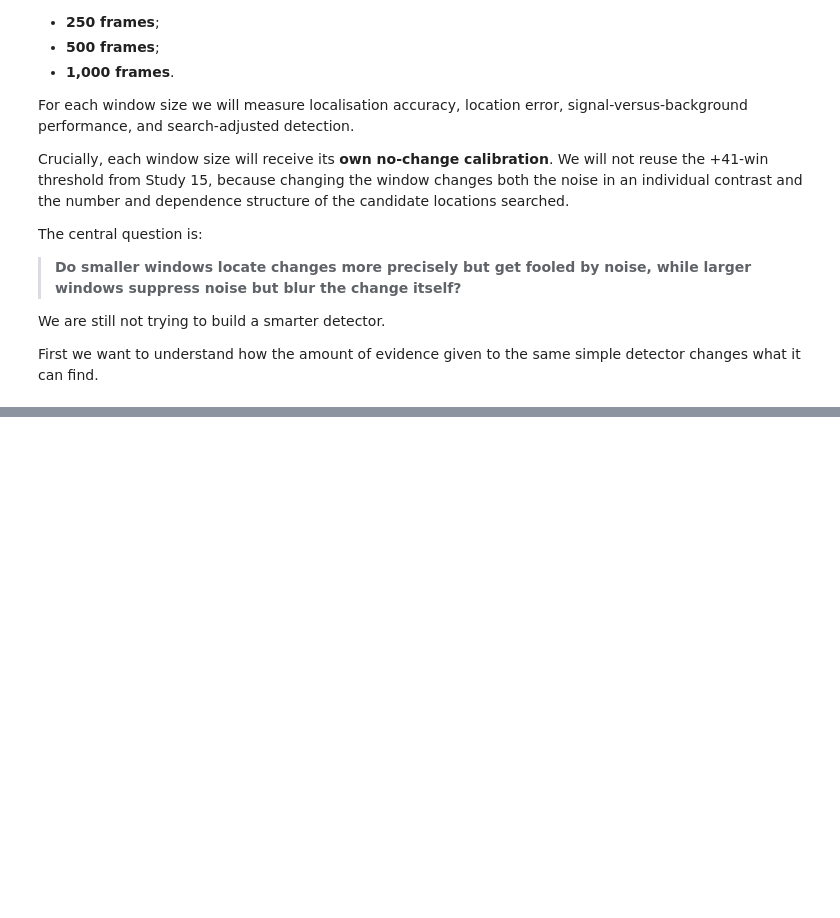
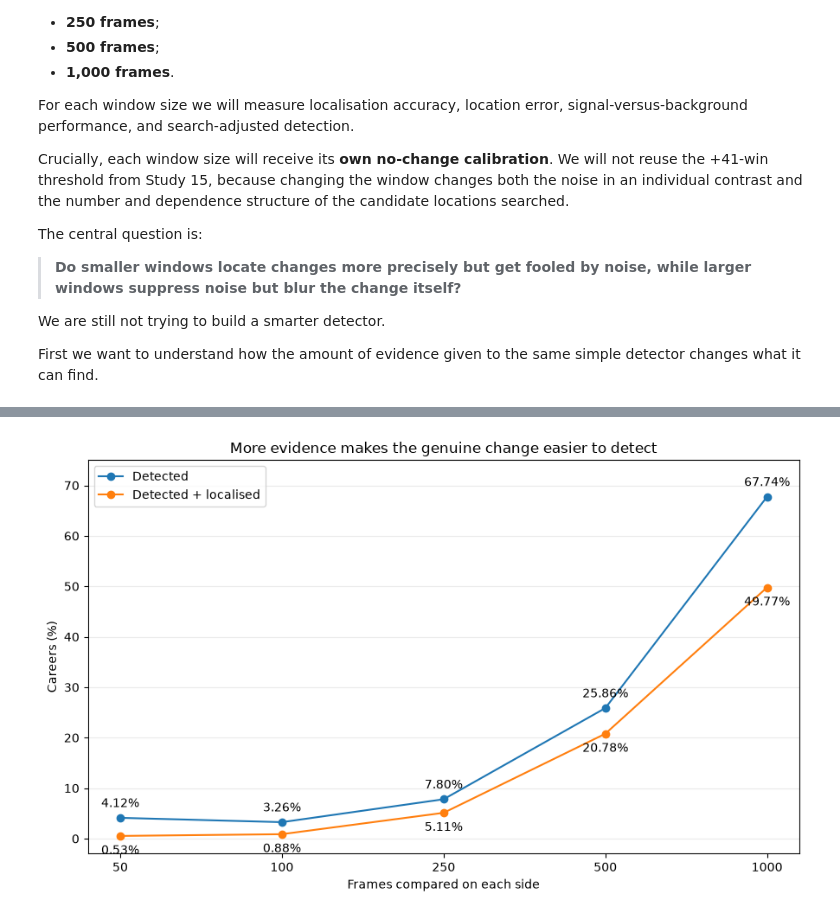
Before and after one commit to rjmac22/rails-sports, a Jupyter notebook: notebooks/17_snooker_change_window_size.ipynb, the cells around one changed output, grey strips where cells are left out. Saved outputs shown, nothing was run; the diff lists cells and outputs as text; code cells hidden in the pictures; blank space fills up the shorter version.

```diff
--- a/notebooks/17_snooker_change_window_size.ipynb
+++ b/notebooks/17_snooker_change_window_size.ipynb
@@ -58,0 +1354,69 @@ First we want to understand how the amount of evidence given to the same simple
+# %%
+# Plot search-adjusted detection performance for each window size.
+#
+# The five window sizes are discrete experimental conditions, so we give
+# them equal spacing on the x-axis. This avoids visually compressing the
+# 50- and 100-frame results simply because their numerical values are close.
+#
+# We show:
+#
+#   detection rate:
+#       the strongest whole-career contrast clears that window's own
+#       no-change threshold;
+#
+#   detected + localised:
+#       the threshold is cleared and the selected point is within ±250
+#       frames of the genuine change.
+
+fig, ax = plt.subplots(figsize=(9, 5.5))
+
+x_positions = np.arange(len(window_sizes))
+
+ax.plot(
+    x_positions,
+    detection_results_df["detection_rate_pct"],
+    marker="o",
+    label="Detected",
+)
+
+ax.plot(
+    x_positions,
+    detection_results_df["detected_and_localised_pct"],
+    marker="o",
+    label="Detected + localised",
+)
+
+# Label the exact simulation results.
+for i, row in detection_results_df.iterrows():
+    ax.annotate(
+        f'{row["detection_rate_pct"]:.2f}%',
+        (x_positions[i], row["detection_rate_pct"]),
+        xytext=(0, 9),
+        textcoords="offset points",
+        ha="center",
+    )
+
+    ax.annotate(
+        f'{row["detected_and_localised_pct"]:.2f}%',
+        (x_positions[i], row["detected_and_localised_pct"]),
+        xytext=(0, -15),
+        textcoords="offset points",
+        ha="center",
+    )
+
+ax.set_title("More evidence makes the genuine change easier to detect")
+ax.set_xlabel("Frames compared on each side")
+ax.set_ylabel("Careers (%)")
+
+ax.set_xticks(x_positions)
+ax.set_xticklabels(window_sizes)
+
+ax.set_ylim(-3, 75)
+
+ax.grid(axis="y", alpha=0.25)
+ax.legend()
+
+plt.tight_layout()
+plt.show()
+# %% [output]
+[figure, added]
```
Also changed, not shown: parts of 33 cells of this notebook.
